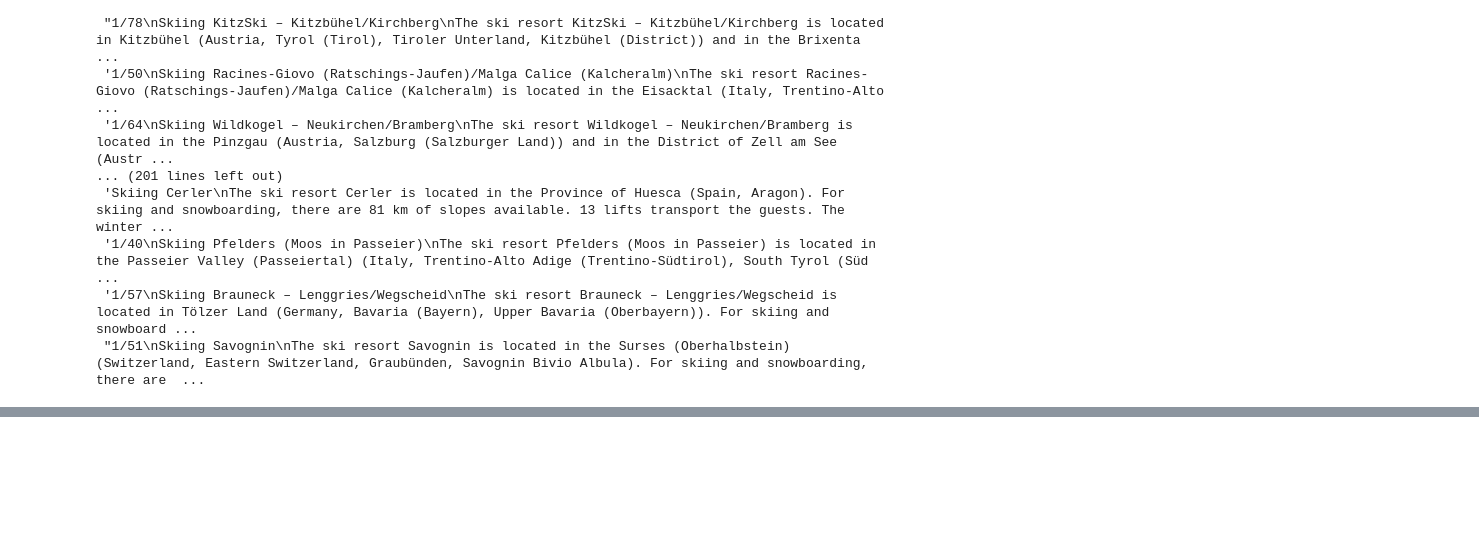
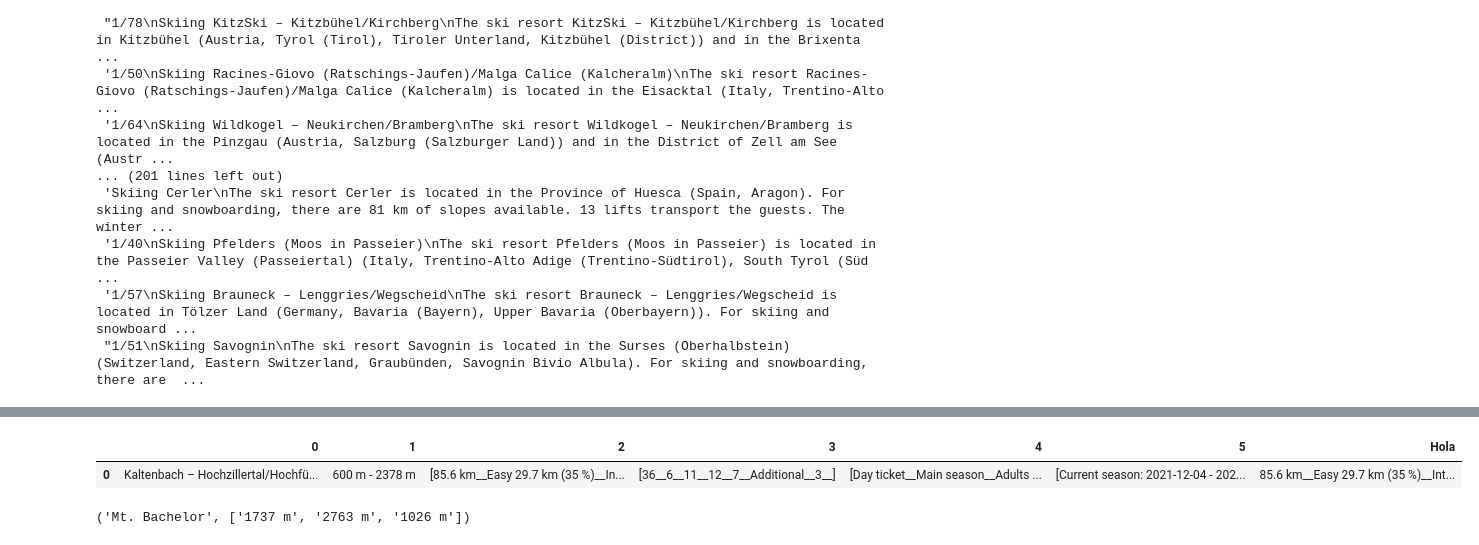
Before and after one commit to jaimecabanyes/GoRiding-, a Jupyter notebook: SCRAPEO.ipynb, the cells around one changed output, grey strips where cells are left out. Cells and saved outputs as stored; diff of their text form; code cells hidden in the pictures; blank space fills up the shorter version.

```diff
--- a/SCRAPEO.ipynb
+++ b/SCRAPEO.ipynb
@@ -475,0 +488,2 @@ ejemplo2
+# %%
+x = limpia_regex(ejemploeu)
@@ -475,0 +499,12 @@ ejemplo2
+# %%
+import pandas as pd
+df = pd.DataFrame(x)
+# %%
+df = df.T
+# %%
+df["Hola"] = df[2].apply(','.join)
+# %%
+df
+# %% [output]
+|  | 0 | 1 | 2 | 3 | 4 | 5 | Hola |
+| 0 | Kaltenbach – Hochzillertal/Hochfü... | 600 m - 2378 m | [85.6 km__Easy 29.7 km (35 %)__In... | [36__6__11__12__7__Additional__3__] | [Day ticket__Main season__Adults ... | [Current season: 2021-12-04 - 202... | 85.6 km__Easy 29.7 km (35 %)__Int... |
@@ -475,0 +524,4 @@ ejemplo2
+# %%
+limpia_regex(datos1[27])
+# %% [output]
+('Mt. Bachelor', ['1737 m', '2763 m', '1026 m'])
```
Also changed, not shown: parts of 24 cells of this notebook.
